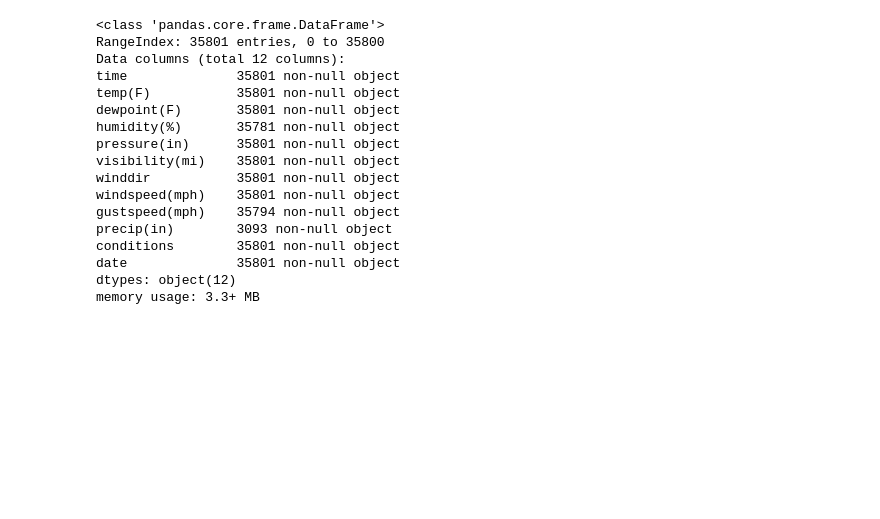
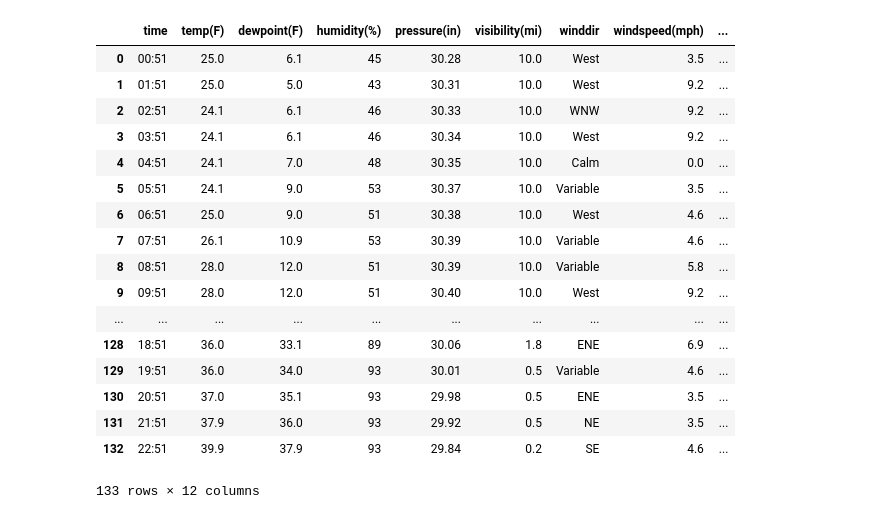
Before and after one commit to davidkes/Weather-Data-Scaper, a Jupyter notebook: Weatherparser.ipynb, the cells around one changed output. Drawn from its saved outputs; the diff is of its cells as text; code cells hidden in the pictures; blank space fills up the shorter version.

```diff
--- a/Weatherparser.ipynb
+++ b/Weatherparser.ipynb
@@ -7,7 +6,5 @@ import pandas as pd
 import datetime
 import pickle
 import re
-# %%
-pd.options.display.max_rows = 1000
 # %%
 def list_dates(start,end):
@@ -126,4 +127,30 @@ def preprocess_data(data):
 # %%
 driver = webdriver.Chrome('/usr/local/bin/chromedriver')
 x = 'https://www.wunderground.com/history/airport/KSFO/2018/2/24/DailyHistory.html?req_city=San%20Francisco&req_statename=California'
 driver.get(x)
+
+# YYYY-MM-DD
+start = '2014-1-1'
+end = '2014-1-5'
+zipcode = '10001'
+
+weather_scrapper(start,end,zipcode)
+# %% [output]
+|  | time | temp(F) | dewpoint(F) | humidity(%) | pressure(in) | visibility(mi) | winddir | windspeed(mph) | ... |
+| 0 | 00:51 | 25.0 | 6.1 | 45 | 30.28 | 10.0 | West | 3.5 | ... |
+| 1 | 01:51 | 25.0 | 5.0 | 43 | 30.31 | 10.0 | West | 9.2 | ... |
+| 2 | 02:51 | 24.1 | 6.1 | 46 | 30.33 | 10.0 | WNW | 9.2 | ... |
+| 3 | 03:51 | 24.1 | 6.1 | 46 | 30.34 | 10.0 | West | 9.2 | ... |
+| 4 | 04:51 | 24.1 | 7.0 | 48 | 30.35 | 10.0 | Calm | 0.0 | ... |
+| 5 | 05:51 | 24.1 | 9.0 | 53 | 30.37 | 10.0 | Variable | 3.5 | ... |
+| 6 | 06:51 | 25.0 | 9.0 | 51 | 30.38 | 10.0 | West | 4.6 | ... |
+| 7 | 07:51 | 26.1 | 10.9 | 53 | 30.39 | 10.0 | Variable | 4.6 | ... |
+| 8 | 08:51 | 28.0 | 12.0 | 51 | 30.39 | 10.0 | Variable | 5.8 | ... |
+| 9 | 09:51 | 28.0 | 12.0 | 51 | 30.40 | 10.0 | West | 9.2 | ... |
+| ... | ... | ... | ... | ... | ... | ... | ... | ... | ... |
+| 128 | 18:51 | 36.0 | 33.1 | 89 | 30.06 | 1.8 | ENE | 6.9 | ... |
+| 129 | 19:51 | 36.0 | 34.0 | 93 | 30.01 | 0.5 | Variable | 4.6 | ... |
+| 130 | 20:51 | 37.0 | 35.1 | 93 | 29.98 | 0.5 | ENE | 3.5 | ... |
+| 131 | 21:51 | 37.9 | 36.0 | 93 | 29.92 | 0.5 | NE | 3.5 | ... |
+| 132 | 22:51 | 39.9 | 37.9 | 93 | 29.84 | 0.2 | SE | 4.6 | ... |
+133 rows × 12 columns
@@ -141,20 +156,0 @@ weather = pd.read_csv('weather2.csv')
-# %%
-weather.info()
-# %% [output]
-<class 'pandas.core.frame.DataFrame'>
-RangeIndex: 35801 entries, 0 to 35800
-Data columns (total 12 columns):
-time              35801 non-null object
-temp(F)           35801 non-null object
-dewpoint(F)       35801 non-null object
-humidity(%)       35781 non-null object
-pressure(in)      35801 non-null object
-visibility(mi)    35801 non-null object
-winddir           35801 non-null object
-windspeed(mph)    35801 non-null object
-gustspeed(mph)    35794 non-null object
-precip(in)        3093 non-null object
-conditions        35801 non-null object
-date              35801 non-null object
-dtypes: object(12)
-memory usage: 3.3+ MB
```
Also changed, not shown: parts of 17 cells of this notebook.
